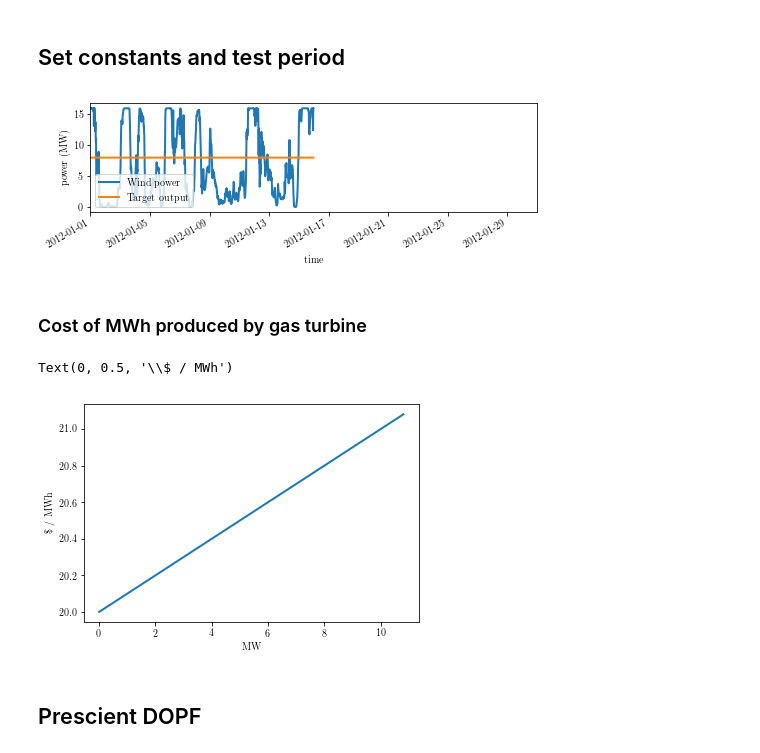
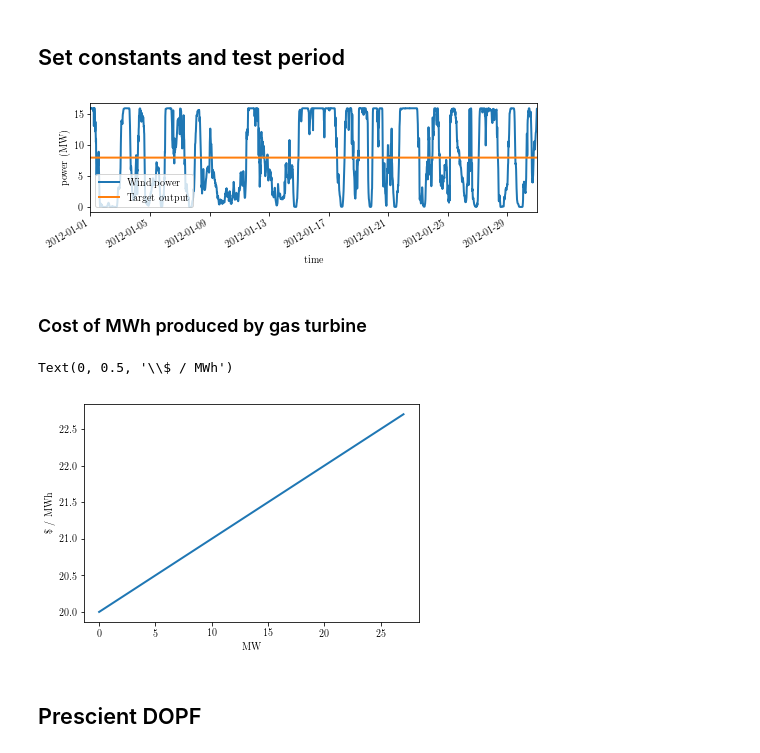
Before and after one commit to cvxgrp/cvxpower, a Jupyter notebook: examples/windfarm.ipynb, the cells around one changed output. Saved outputs shown, nothing was run; the diff lists cells and outputs as text; code cells hidden in the pictures.

```diff
--- a/examples/windfarm.ipynb
+++ b/examples/windfarm.ipynb
@@ -47,14 +47,15 @@ del test
 ## Set constants and test period
 # %%
 # CONSTANTS
-storage_capacity = 50 # MWh
+storage_capacity = 100 # MWh
 initial_storage = storage_capacity // 2
+initial_storage = storage_capacity
 battery_charge_max = storage_capacity /10. # a full charge in 10 hours
 battery_discharge_max = storage_capacity /10. # a full discharge in 10 hours
 wind_power_max = 16.  # TODO delete?
 wind_power_min = 0.  # TODO delete?
 
-gas_power_max = 12  #MW
+gas_power_max = 30  #MW
 gas_power_min = 0.01 #MW
 gas_alpha = .1
 gas_beta = 20.
@@ -64,36 +65,37 @@ len_interval = (baseline.index[1] - baseline.index[0]).seconds/3600
 intervals_per_day = int(24 / len_interval)
 
 # analysis horizon
-T = intervals_per_day * 15
+T = intervals_per_day * 31
 
 # we test on the first off-sample month
 sim_start_time = 70080 # Timestamp('2012-01-01 00:00:00')
 sim_end_time = sim_start_time + T
 
 assert len(baseline) > sim_end_time
 assert baseline.index[sim_start_time].year >= 2012 # out of sample
 
 MPC_final_energy_price = 0 / len_interval
 
 #wind_power_available = test[target_output.index]
 
 target_output = pd.Series(data= 8., #baseline[sim_start_time:sim_end_time].mean(),
                           index=baseline[sim_start_time:sim_start_time + 2*T].index)
+#target_output[sim_start_time+T+1:] = 0.
 
 #p_wind[sim_start_time:sim_end_time].plot(figsize=(12,3), label='Wind power')
 plt.figure(figsize=(8,3))
 plt.subplot2grid((4,1), (0,0), rowspan=3)
 y = p_wind[sim_start_time:sim_end_time]
 plt.plot(y.index, y.values, label='Wind power')
 target_output[:T].plot(label='Target output')
 plt.gca().set_xlim(['01-01-2012', '01-31-2012'])
 plt.ylabel('power (MW)')
 plt.xlabel('time')
 
 plt.legend(loc='lower left')
 plt.savefig('wind_data.pdf')
 # %% [output]
-[figure, old version]
+[figure, new version]
 # %% [markdown]
 ### Cost of MWh produced by gas turbine
 # %%
@@ -106,7 +108,7 @@ plt.xlabel('MW')
 plt.ylabel('\$ / MWh')
 # %% [output]
 Text(0, 0.5, '\\$ / MWh')
-[figure, old version]
+[figure, new version]
 # %% [markdown]
 ## Prescient DOPF
 # %%
```
Also changed, not shown: parts of 11 cells of this notebook, 7 other files.
